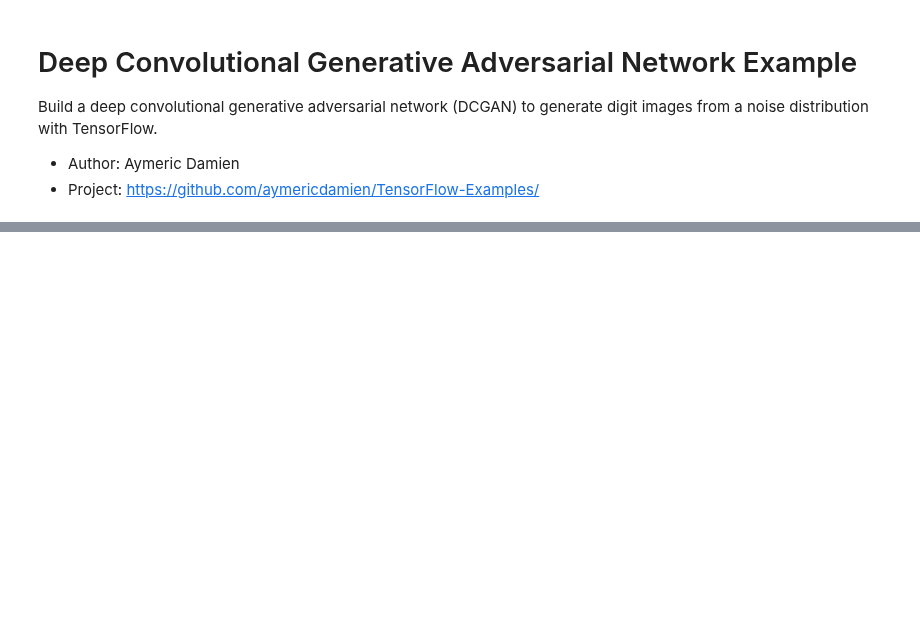
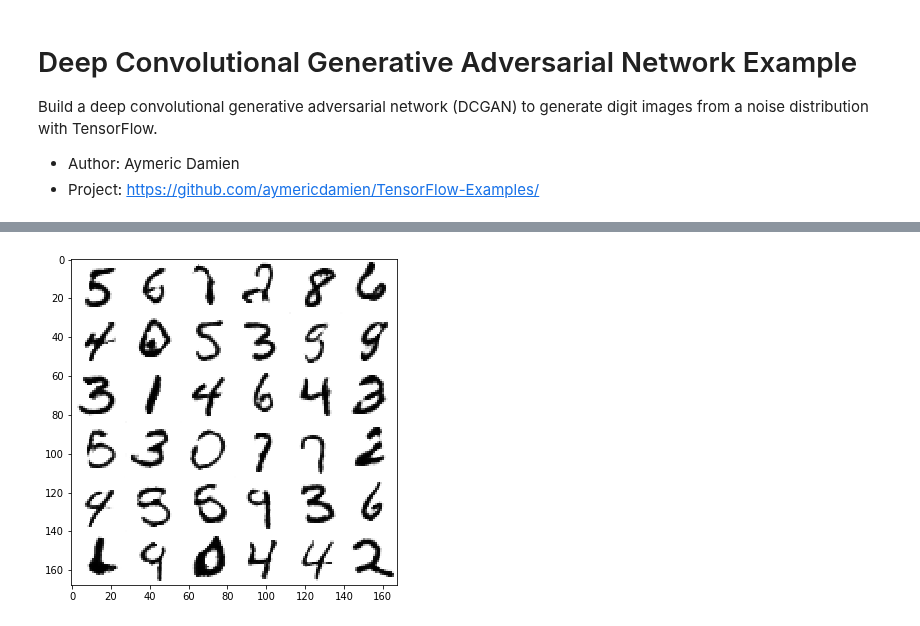
Before and after one commit to aymericdamien/TensorFlow-Examples, a Jupyter notebook: notebooks/3_NeuralNetworks/dcgan.ipynb, the cells around one changed output, grey strips where cells are left out. Cells and saved outputs as stored; diff of their text form; code cells hidden in the pictures; blank space fills up the shorter version.

```diff
--- a/notebooks/3_NeuralNetworks/dcgan.ipynb
+++ b/notebooks/3_NeuralNetworks/dcgan.ipynb
@@ -34,9 +40,9 @@ mnist = input_data.read_data_sets("/tmp/data/", one_hot=True)
 # %%
 # Training Params
-num_steps = 30000
+num_steps = 10000
 batch_size = 128
-lr_generator = 0.0002
-lr_discriminator = 0.0002
+lr_generator = 0.002
+lr_discriminator = 0.002
 
 # Network Params
 image_dim = 784 # 28*28 pixels * 1 channel
@@ -135,9 +153,9 @@ with tf.control_dependencies(update_ops):
 # %%
-# Initializing all variables
-init = tf.global_variables_initializer()
+# Start Training
+# Start a new TF session
+sess = tf.Session()
 
-# Launch the graph
-sess = tf.Session()
+# Run the initializer
 sess.run(init)
 
 # Training
@@ -153,12 +171,12 @@ for i in range(1, num_steps+1):
     # Discriminator Training
     # Generate noise to feed to the generator
     z = np.random.uniform(-1., 1., size=[batch_size, noise_dim])
-    _, dl = sess.run([train_disc, disc_loss], feed_dict={real_image_input: batch_x, noise_input: z})
+    _, dl = sess.run([train_disc, disc_loss], feed_dict={real_image_input: batch_x, noise_input: z, is_training:True})
 
     # Generator Training
     # Generate noise to feed to the generator
     z = np.random.uniform(-1., 1., size=[batch_size, noise_dim])
-    _, gl = sess.run([train_gen, gen_loss], feed_dict={noise_input: z})
+    _, gl = sess.run([train_gen, gen_loss], feed_dict={noise_input: z, is_training:True})
 
     if i % 500 == 0 or i == 1:
         print('Step %i: Generator Loss: %f, Discriminator Loss: %f' % (i, gl, dl))
@@ -165,20 +201,23 @@ for i in range(1, num_steps+1):
 # %%
+# Testing
 # Generate images from noise, using the generator network.
 n = 6
 canvas = np.empty((28 * n, 28 * n))
 for i in range(n):
     # Noise input.
     z = np.random.uniform(-1., 1., size=[n, noise_dim])
     # Generate image from noise.
-    g = sess.run(gen_sample, feed_dict={noise_input: z})
+    g = sess.run(gen_sample, feed_dict={noise_input: z, is_training:False})
     # Rescale values to the original [0, 1] (from tanh -> [-1, 1])
     g = (g + 1.) / 2.
     # Reverse colours for better display
     g = -1 * (g - 1)
     for j in range(n):
         # Draw the generated digits
         canvas[i * 28:(i + 1) * 28, j * 28:(j + 1) * 28] = g[j].reshape([28, 28])
 
 plt.figure(figsize=(n, n))
 plt.imshow(canvas, origin="upper", cmap="gray")
 plt.show()
+# %% [output]
+[figure, added]
```
Also changed, not shown: parts of 4 cells of this notebook, 3 other files.
